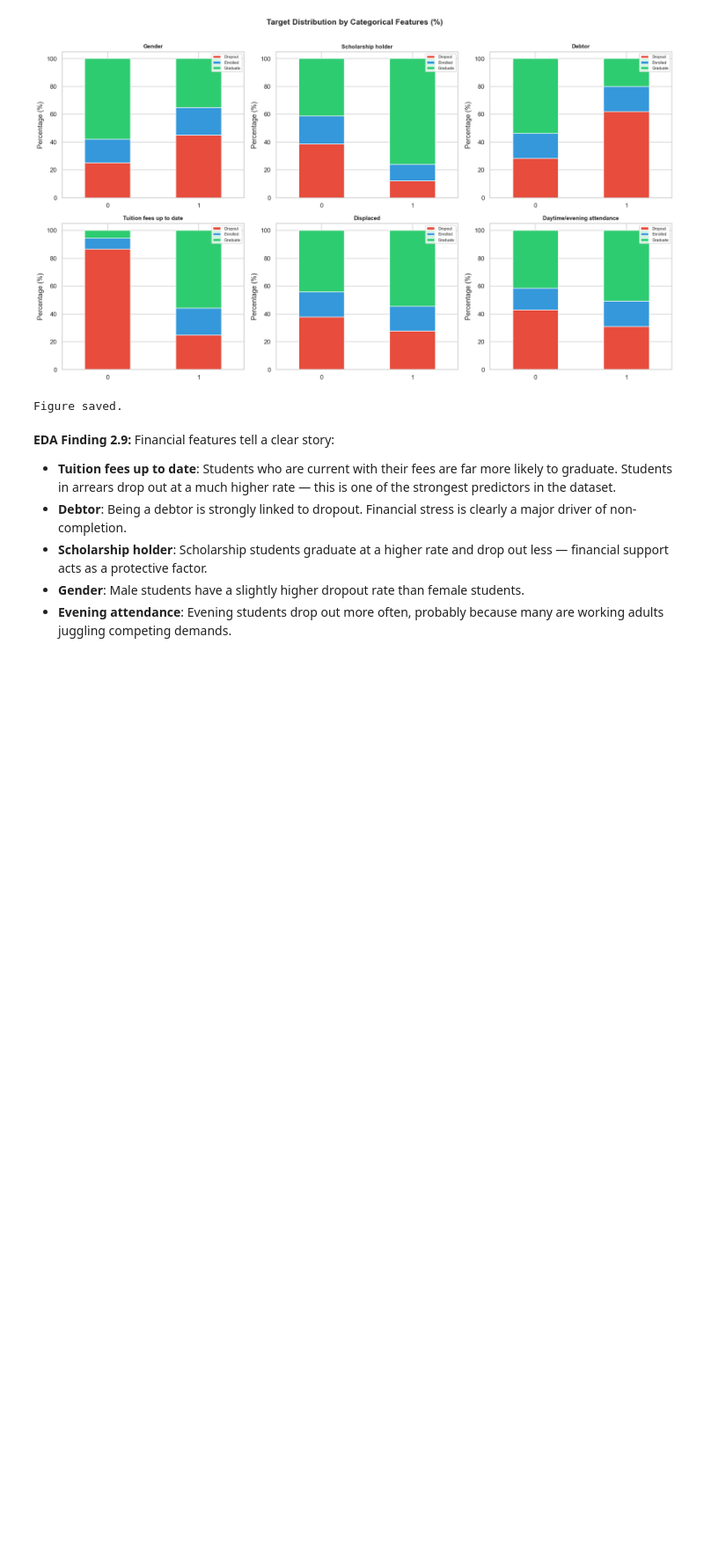
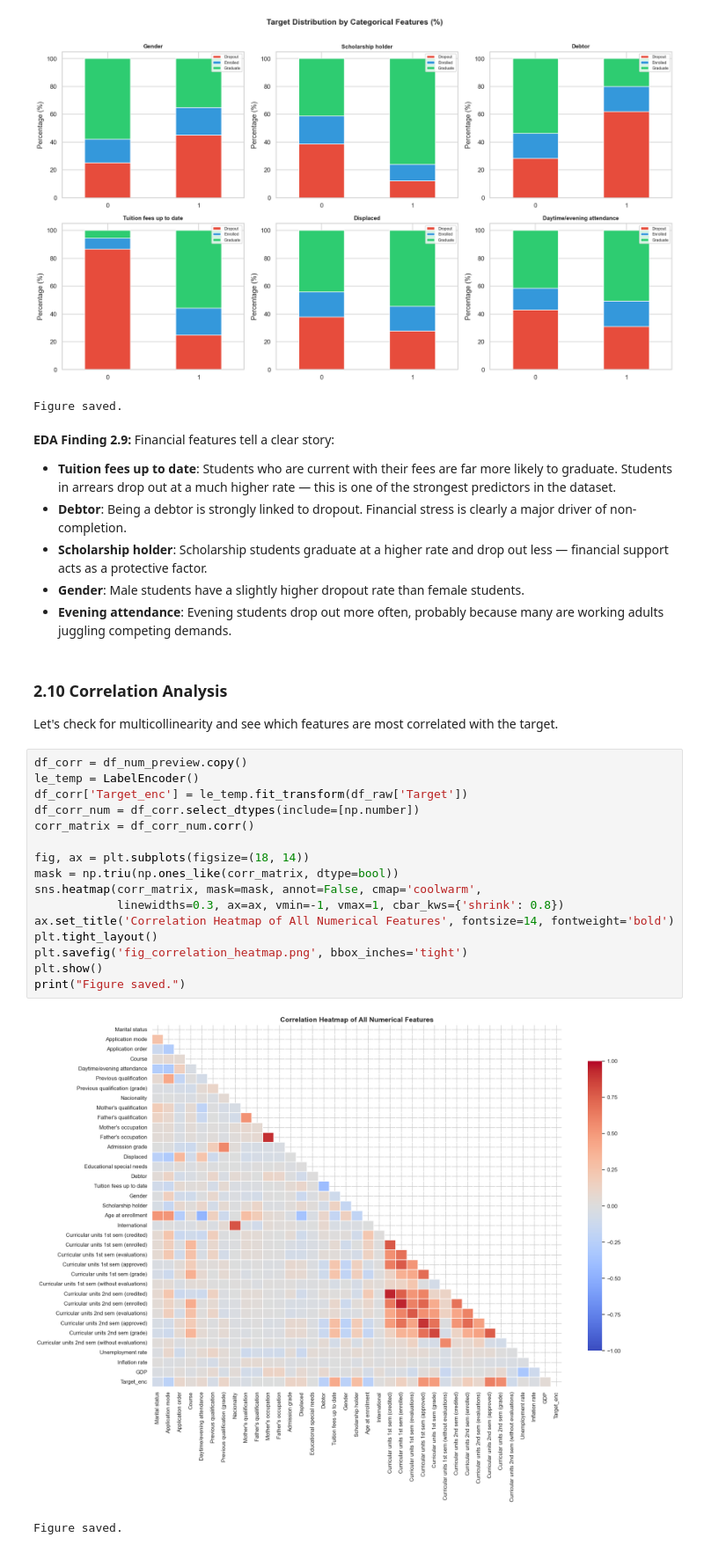
Before and after one commit to tiagodof/Tiago_Oliveira_2021406_ML_CA1, a Jupyter notebook: Tiago_Oliveira.ipynb, the cells around one changed output. Shown at 88% size. Drawn from its saved outputs; the diff is of its cells as text; blank space fills up the shorter version.

Commit message:
feat(eda): generate correlation heatmap

```diff
--- a/Tiago_Oliveira.ipynb
+++ b/Tiago_Oliveira.ipynb
@@ -371,3 +371,26 @@ Figure saved.
 - **Scholarship holder**: Scholarship students graduate at a higher rate and drop out less — financial support acts as a protective factor.
 - **Gender**: Male students have a slightly higher dropout rate than female students.
 - **Evening attendance**: Evening students drop out more often, probably because many are working adults juggling competing demands.
+# %% [markdown]
+### 2.10 Correlation Analysis
+
+Let's check for multicollinearity and see which features are most correlated with the target.
+# %%
+df_corr = df_num_preview.copy()
+le_temp = LabelEncoder()
+df_corr['Target_enc'] = le_temp.fit_transform(df_raw['Target'])
+df_corr_num = df_corr.select_dtypes(include=[np.number])
+corr_matrix = df_corr_num.corr()
+
+fig, ax = plt.subplots(figsize=(18, 14))
+mask = np.triu(np.ones_like(corr_matrix, dtype=bool))
+sns.heatmap(corr_matrix, mask=mask, annot=False, cmap='coolwarm',
+            linewidths=0.3, ax=ax, vmin=-1, vmax=1, cbar_kws={'shrink': 0.8})
+ax.set_title('Correlation Heatmap of All Numerical Features', fontsize=14, fontweight='bold')
+plt.tight_layout()
+plt.savefig('fig_correlation_heatmap.png', bbox_inches='tight')
+plt.show()
+print("Figure saved.")
+# %% [output]
+[figure, added]
+Figure saved.
```
Also changed, not shown: parts of 2 cells of this notebook, 1 other file.
